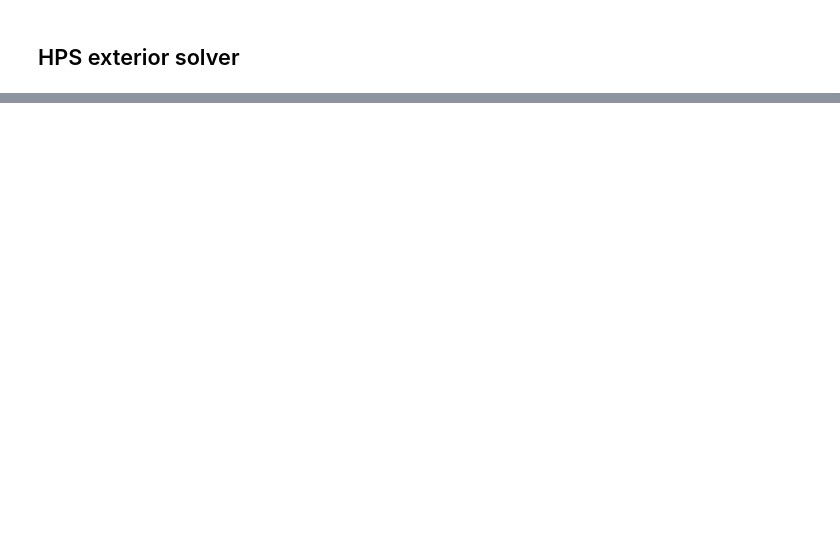
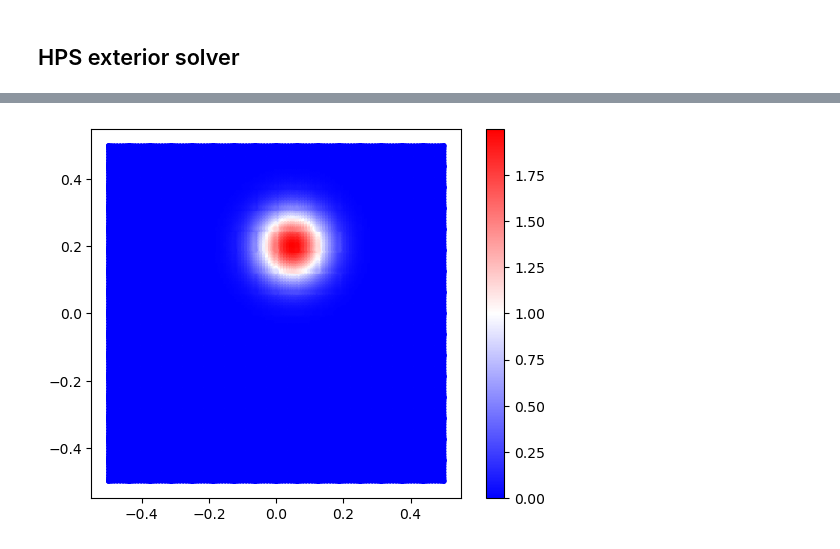
Before and after one commit to oortsang/jaxhps-scattering, a Jupyter notebook: 2025-06-30_check_hps_modules.ipynb, the cells around one changed output, grey strips where cells are left out. Cells and saved outputs as stored; diff of their text form; code cells hidden in the pictures; blank space fills up the shorter version.

```diff
--- a/2025-06-30_check_hps_modules.ipynb
+++ b/2025-06-30_check_hps_modules.ipynb
@@ -222,0 +241,12 @@ Wall time: 3.16 s
+# %%
+cb = plt.scatter(
+    *main_hps_cheb_xy.T,
+    c=main_UtQ.apply(ref_main_q_unif).flatten(),
+    cmap="bwr",
+    s=5,
+)
+plt.gca().set_aspect(1)
+plt.colorbar()
+plt.show()
+# %% [output]
+[figure, added]
```
Also changed, not shown: parts of 42 cells of this notebook, 5 other files.
